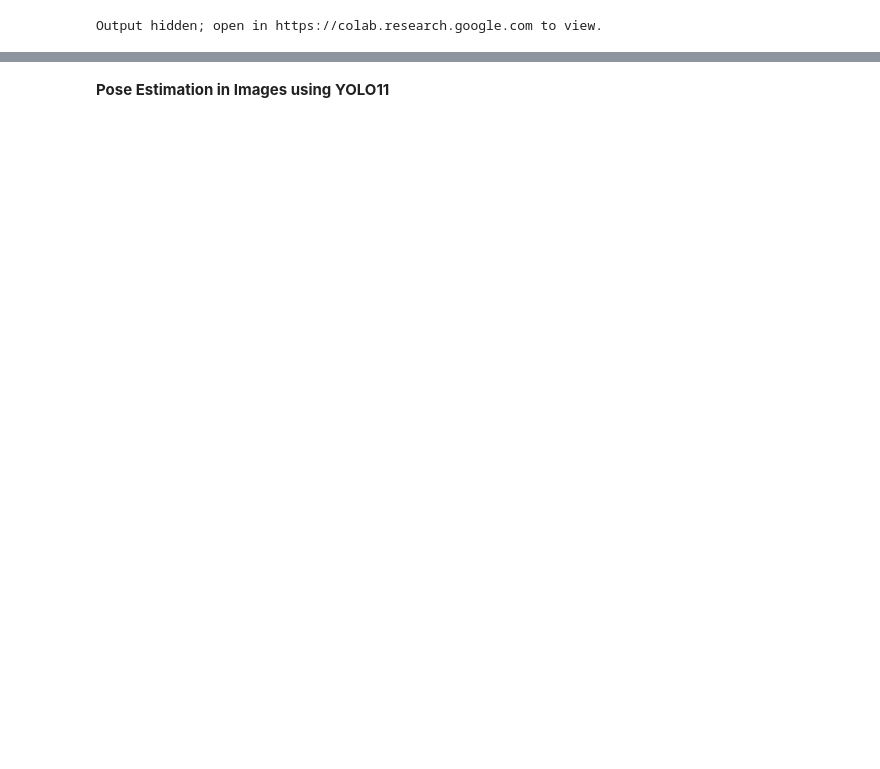
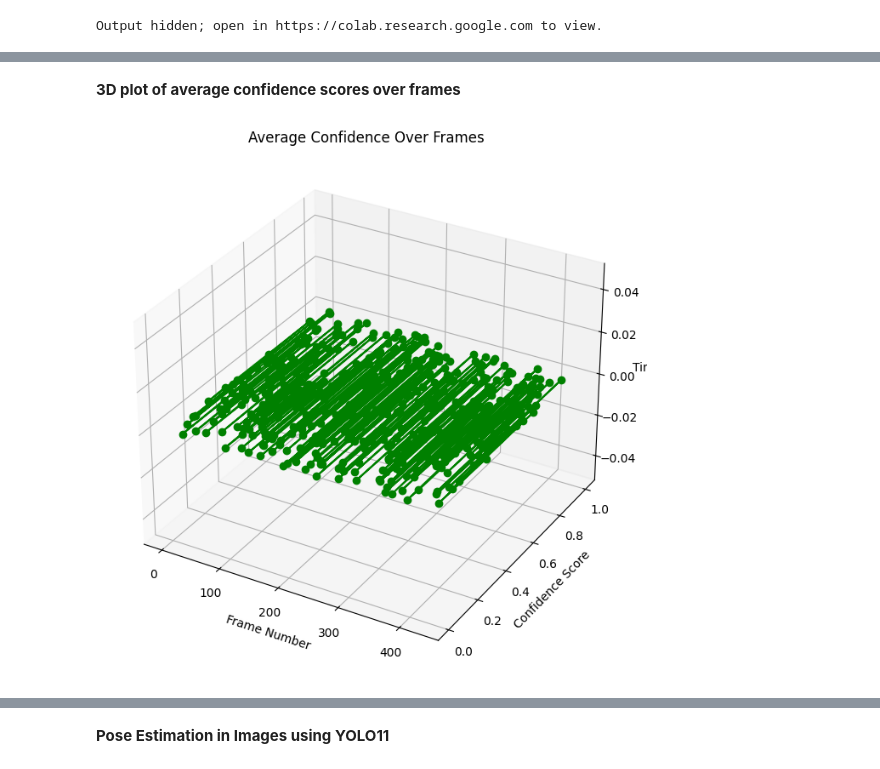
Before and after one commit to IlijaMihajlovic/You-Only-Look-Once-YOLO-Unified-Real-Time-Object-Detection, a Jupyter notebook: CGI Computer Vision Presentation.ipynb, the cells around one changed output, grey strips where cells are left out. Saved outputs shown, nothing was run; the diff lists cells and outputs as text; code cells hidden in the pictures; blank space fills up the shorter version.

```diff
--- a/CGI Computer Vision Presentation.ipynb
+++ b/CGI Computer Vision Presentation.ipynb
@@ -114,0 +206,18 @@ Output hidden; open in https://colab.research.google.com to view.
+# %% [markdown]
+**3D plot of average confidence scores over frames**
+# %%
+import numpy as np
+import matplotlib.pyplot as plt
+
+
+confidences = np.random.random(432)
+fig = plt.figure(figsize=(12, 8))
+ax = fig.add_subplot(111, projection='3d')
+ax.plot(range(len(confidences)), confidences, zs=0, zdir='z', label='Average Confidence', marker='o', color='green')
+ax.set_xlabel('Frame Number')
+ax.set_ylabel('Confidence Score')
+ax.set_zlabel('Time')
+ax.set_title('Average Confidence Over Frames')
+plt.show()
+# %% [output]
+[figure, added]
```
Also changed, not shown: parts of 25 cells of this notebook, 1 other file.
